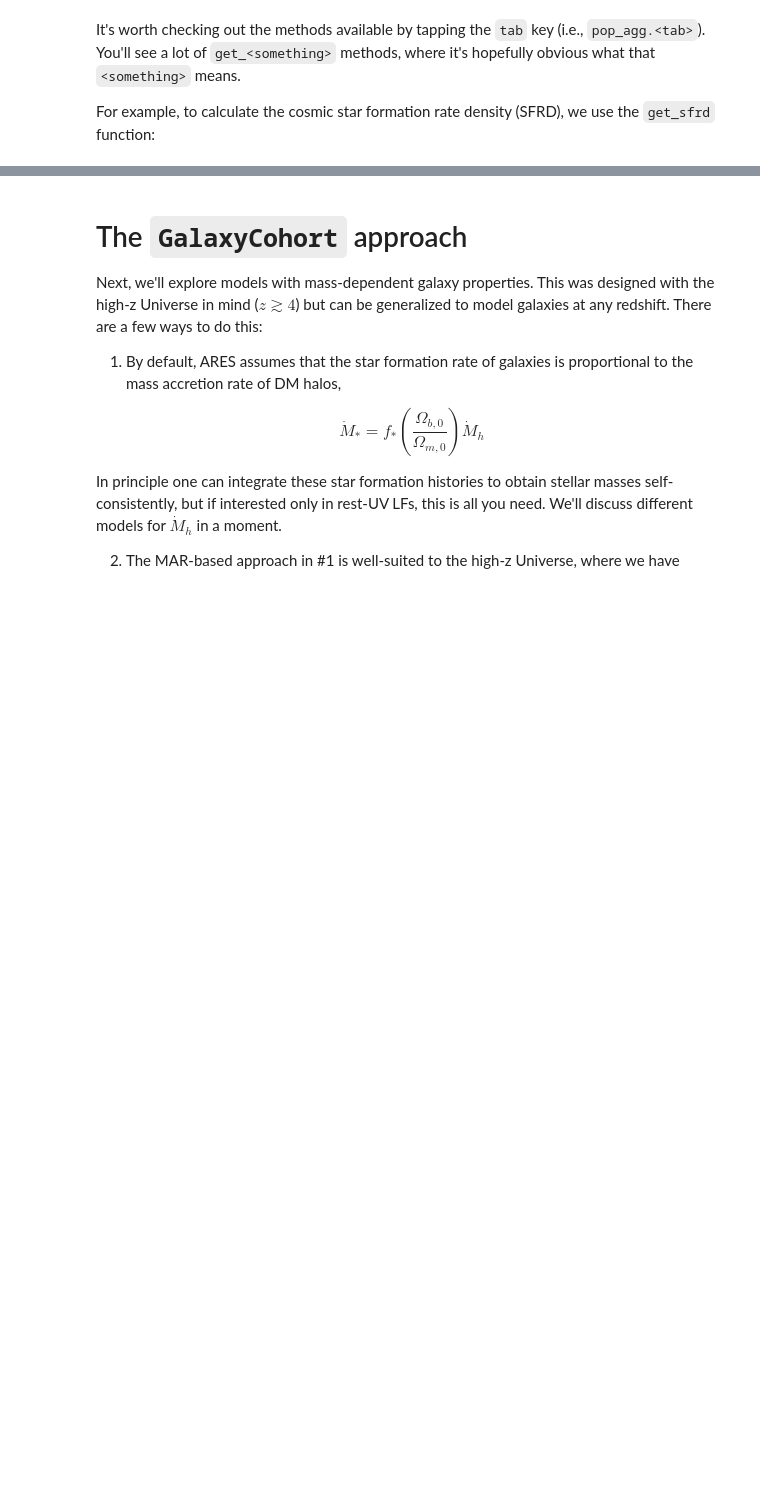
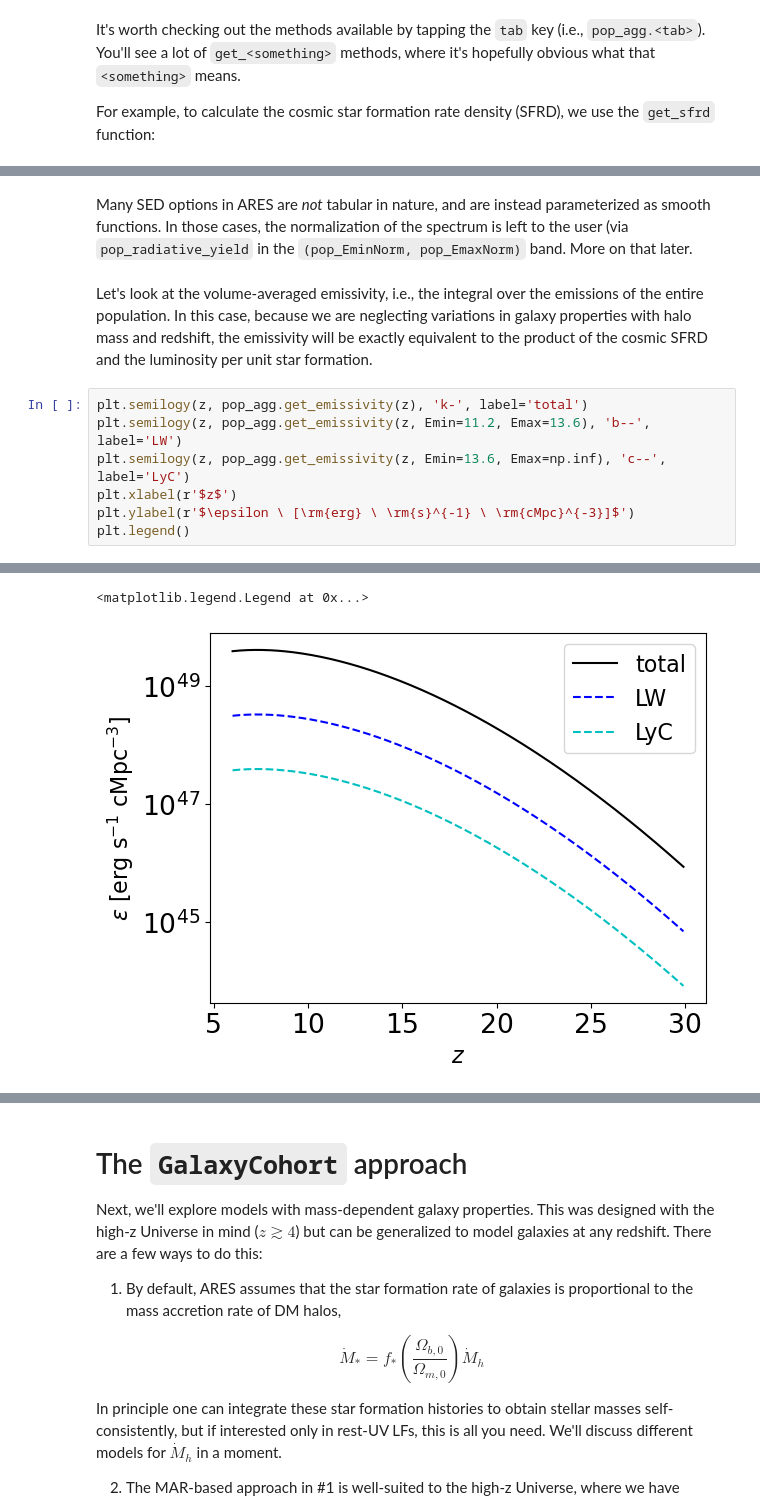
Before and after one commit to mirochaj/ares, a Jupyter notebook: docs/examples/example_galaxies_demo.ipynb, the cells around one changed output, grey strips where cells are left out. Drawn from its saved outputs; the diff is of its cells as text; blank space fills up the shorter version.

```diff
--- a/docs/examples/example_galaxies_demo.ipynb
+++ b/docs/examples/example_galaxies_demo.ipynb
@@ -95,0 +89,12 @@ NameError: name 'pop' is not defined
+# %% [markdown]
+Many SED options in ARES are *not* tabular in nature, and are instead parameterized as smooth functions. In those cases, the normalization of the spectrum is left to the user (via `pop_radiative_yield` in the `(pop_EminNorm, pop_EmaxNorm)` band. More on that later.
+# %% [markdown]
+Let's look at the volume-averaged emissivity, i.e., the integral over the emissions of the entire population. In this case, because we are neglecting variations in galaxy properties with halo mass and redshift, the emissivity will be exactly equivalent to the product of the cosmic SFRD and the luminosity per unit star formation.
+# %%
+plt.semilogy(z, pop_agg.get_emissivity(z), 'k-', label='total')
+plt.semilogy(z, pop_agg.get_emissivity(z, Emin=11.2, Emax=13.6), 'b--', label='LW')
+plt.semilogy(z, pop_agg.get_emissivity(z, Emin=13.6, Emax=np.inf), 'c--', label='LyC')
+plt.xlabel(r'$z$')
+plt.ylabel(r'$\epsilon \ [\rm{erg} \ \rm{s}^{-1} \ \rm{cMpc}^{-3}]$')
+plt.legend()
+# %% [output]
@@ -95,0 +104,2 @@ NameError: name 'pop' is not defined
+<matplotlib.legend.Legend at 0x...>
+[figure, added]
```
Also changed, not shown: parts of 35 cells of this notebook, 17 other files.
